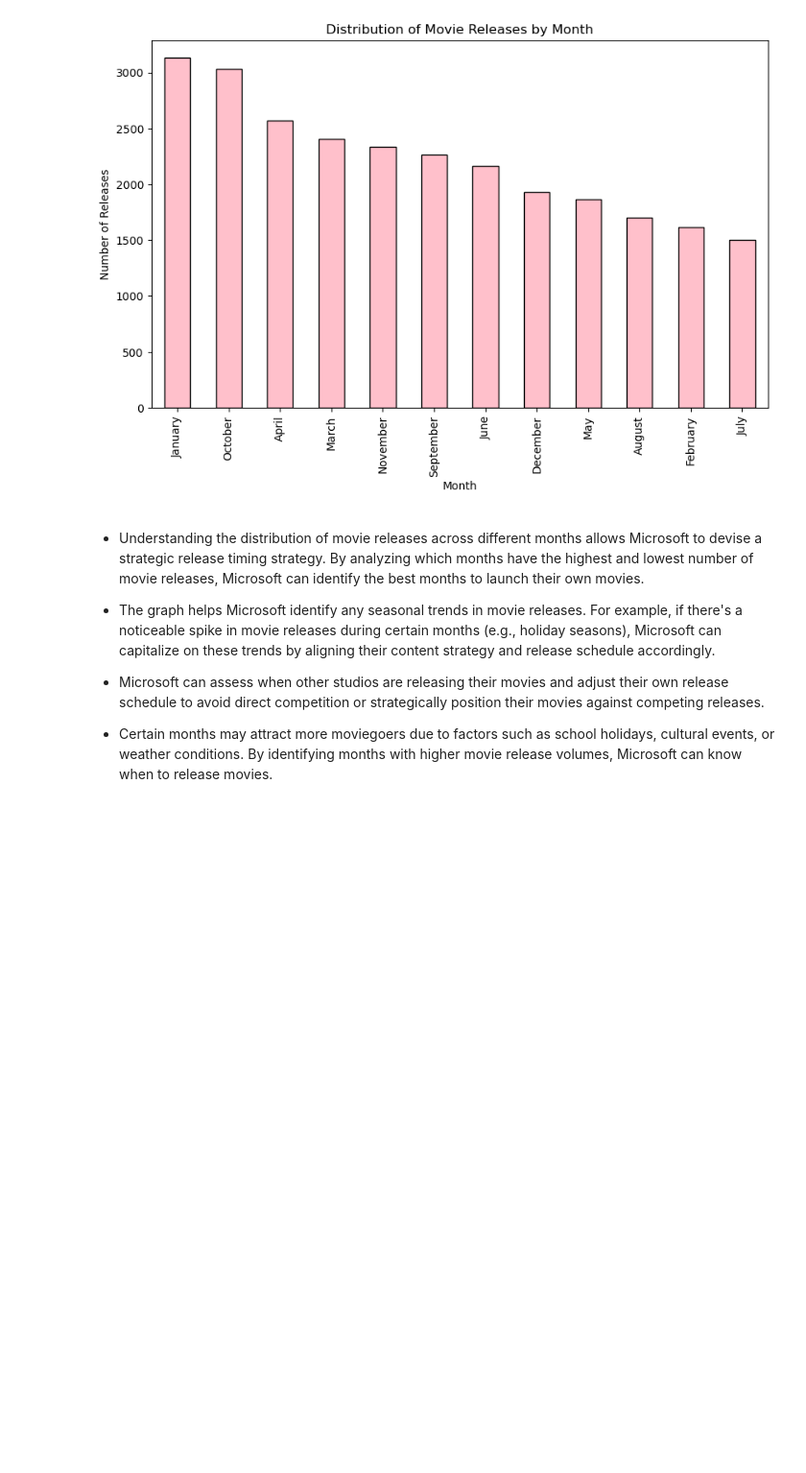
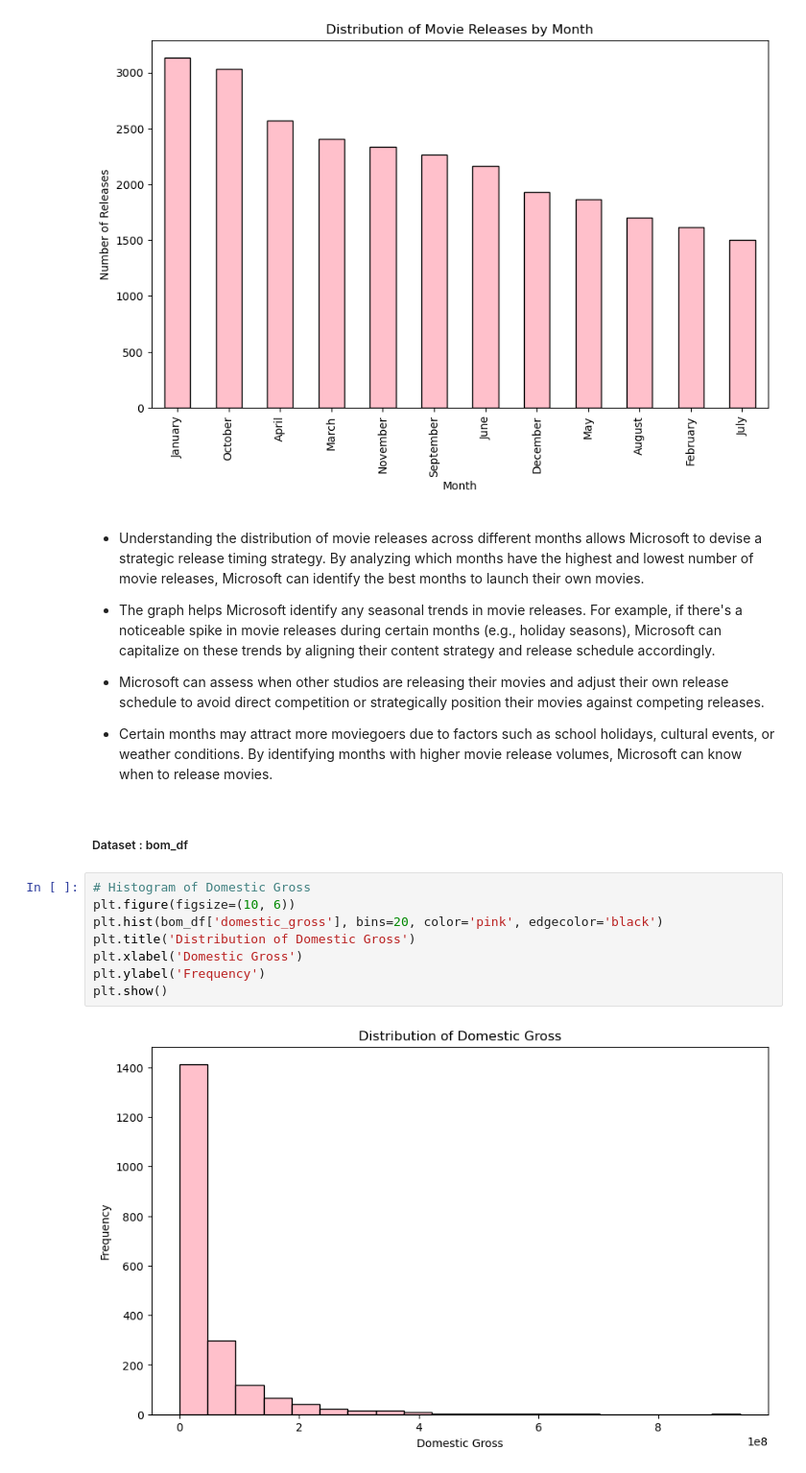
Before and after one commit to whareverr/dsc-phase-1-project-v2-4, a Jupyter notebook: student.ipynb, the cells around one changed output. Shown: that part at 96% size. Saved outputs shown, nothing was run; the diff lists cells and outputs as text; blank space fills up the shorter version.

Commit message:
Data visualization updates for bom dataset

```diff
--- a/student.ipynb
+++ b/student.ipynb
@@ -489,3 +489,15 @@ plt.show()
 - Microsoft can assess when other studios are releasing their movies and adjust their own release schedule to avoid direct competition or strategically position their movies against competing releases.
 
 - Certain months may attract more moviegoers due to factors such as school holidays, cultural events, or weather conditions. By identifying months with higher movie release volumes, Microsoft can know when to release movies.
+# %% [markdown]
+##### Dataset : bom_df
+# %%
+# Histogram of Domestic Gross
+plt.figure(figsize=(10, 6))
+plt.hist(bom_df['domestic_gross'], bins=20, color='pink', edgecolor='black')
+plt.title('Distribution of Domestic Gross')
+plt.xlabel('Domestic Gross')
+plt.ylabel('Frequency')
+plt.show()
+# %% [output]
+[figure, added]
```
Also changed, not shown: parts of 11 cells of this notebook.
